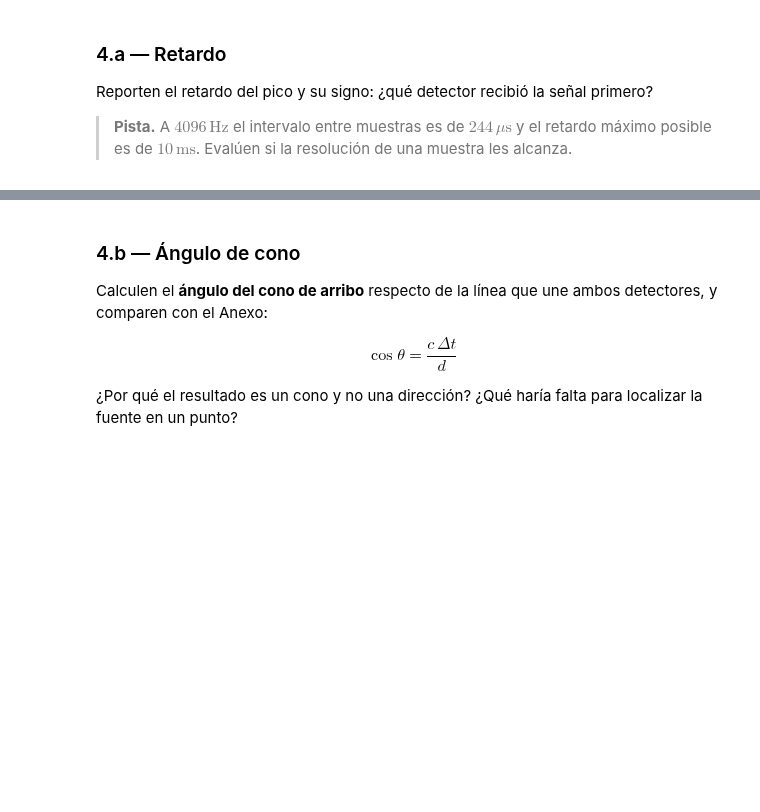
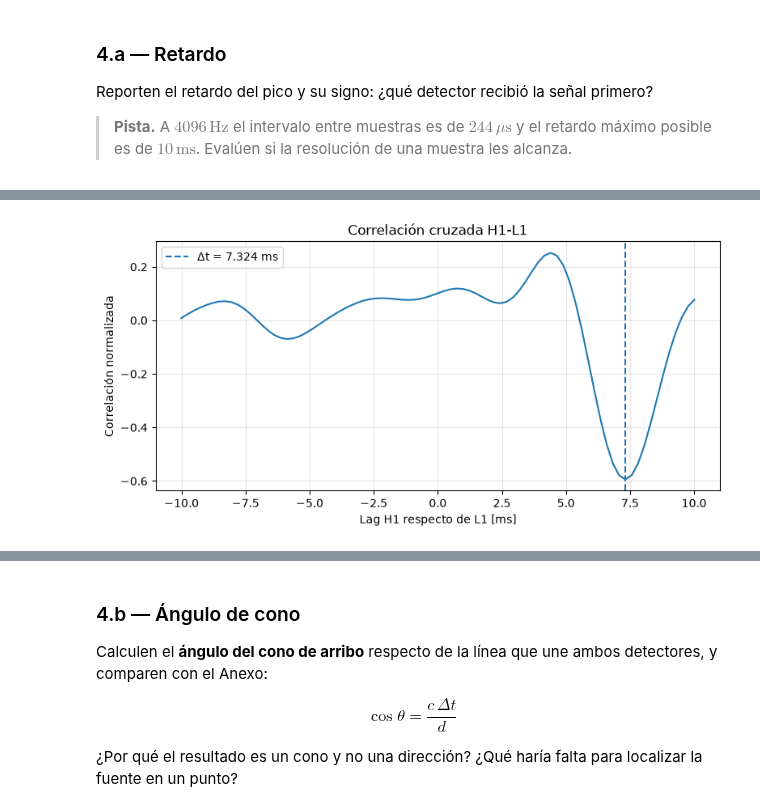
Before and after one commit to vito-pp/pasa_tps, a Jupyter notebook: tp1/TP1_LIGO_Grupo6.ipynb, the cells around one changed output, grey strips where cells are left out. Drawn from its saved outputs; the diff is of its cells as text; code cells hidden in the pictures; blank space fills up the shorter version.

Commit message:
4 terminado. chequear igual

```diff
--- a/tp1/TP1_LIGO_Grupo6.ipynb
+++ b/tp1/TP1_LIGO_Grupo6.ipynb
@@ -1177,3 +1177,88 @@ Con las señales del punto anterior, estimen por **correlación cruzada** la dif
 Reporten el retardo del pico y su signo: ¿qué detector recibió la señal primero?
 
 > **Pista.** A $4096\,\mathrm{Hz}$ el intervalo entre muestras es de $244\,\mu\mathrm{s}$ y el retardo máximo posible es de $10\,\mathrm{ms}$. Evalúen si la resolución de una muestra les alcanza.
+# %%
+from scipy.signal import correlate, correlation_lags
+
+# Uso solamente la zona donde está el chirp.
+# No conviene correlacionar los 32 s completos porque casi todo sería ruido.
+tmin = -0.25
+tmax = 0.05
+
+mask_h = (tau_h >= tmin) & (tau_h <= tmax)
+mask_l = (tau_l >= tmin) & (tau_l <= tmax)
+
+h = h1_filt[mask_h]
+l = l1_filt[mask_l]
+
+# Por seguridad, dejo ambas señales con igual longitud
+Ncorr = min(len(h), len(l))
+h = h[:Ncorr]
+l = l[:Ncorr]
+
+# Quito media y normalizo amplitud.
+# Esto hace que la correlación compare principalmente la forma de las señales.
+h = (h - np.mean(h)) / np.std(h)
+l = (l - np.mean(l)) / np.std(l)
+
+# Defino:
+#   Δt = t_H1 - t_L1
+#
+# Con correlate(H1, L1):
+#   lag > 0  -> H1 está retrasada respecto de L1 -> L1 llegó primero
+#   lag < 0  -> L1 está retrasada respecto de H1 -> H1 llegó primero
+
+corr = correlate(h, l, mode="full", method="fft")
+lags = correlation_lags(len(h), len(l), mode="full")
+
+# Normalización de la correlación
+corr = corr / np.sqrt(np.sum(h**2) * np.sum(l**2))
+
+# Sólo permito retardos físicamente posibles
+c = 299_792_458          # m/s
+d = 3002e3               # distancia H1-L1 [m]
+dt_max = d / c
+
+lags_s = lags / FS
+
+mask_fisica = np.abs(lags_s) <= dt_max
+
+lags_phys = lags[mask_fisica]
+lags_phys_s = lags_s[mask_fisica]
+corr_phys = corr[mask_fisica]
+
+# H1 y L1 pueden aparecer aproximadamente invertidas debido a
+# la distinta orientación de los detectores.
+# Por eso busco el máximo de |correlación|.
+i_peak = np.argmax(np.abs(corr_phys))
+
+lag_samples = lags_phys[i_peak]
+delta_t = lags_phys_s[i_peak]
+corr_peak = corr_phys[i_peak]
+
+print(f"Retardo: {lag_samples} muestras")
+print(f"Δt = t_H1 - t_L1 = {delta_t*1e3:.3f} ms")
+print(f"Correlación en el pico = {corr_peak:.3f}")
+print(f"Resolución temporal = {1/FS*1e6:.1f} µs")
+print(f"Retardo físico máximo = {dt_max*1e3:.2f} ms")
+
+if delta_t > 0:
+    print("L1 recibió la señal primero.")
+elif delta_t < 0:
+    print("H1 recibió la señal primero.")
+else:
+    print("No se observa retardo entre detectores.")
+
+
+# Gráfico
+plt.figure(figsize=(9, 4))
+
+plt.plot(lags_phys_s * 1e3, corr_phys)
+plt.axvline(delta_t * 1e3, ls="--", label=f"Δt = {delta_t*1e3:.3f} ms")
+
+plt.xlabel("Lag H1 respecto de L1 [ms]")
+plt.ylabel("Correlación normalizada")
+plt.title("Correlación cruzada H1-L1")
+plt.grid(True, alpha=0.3)
+plt.legend()
+# %% [output]
@@ -1180 +1272,2 @@ Reporten el retardo del pico y su signo: ¿qué detector recibió la señal prim
+[figure, added]
 # %% [markdown]
```
Also changed, not shown: parts of 5 cells of this notebook.
